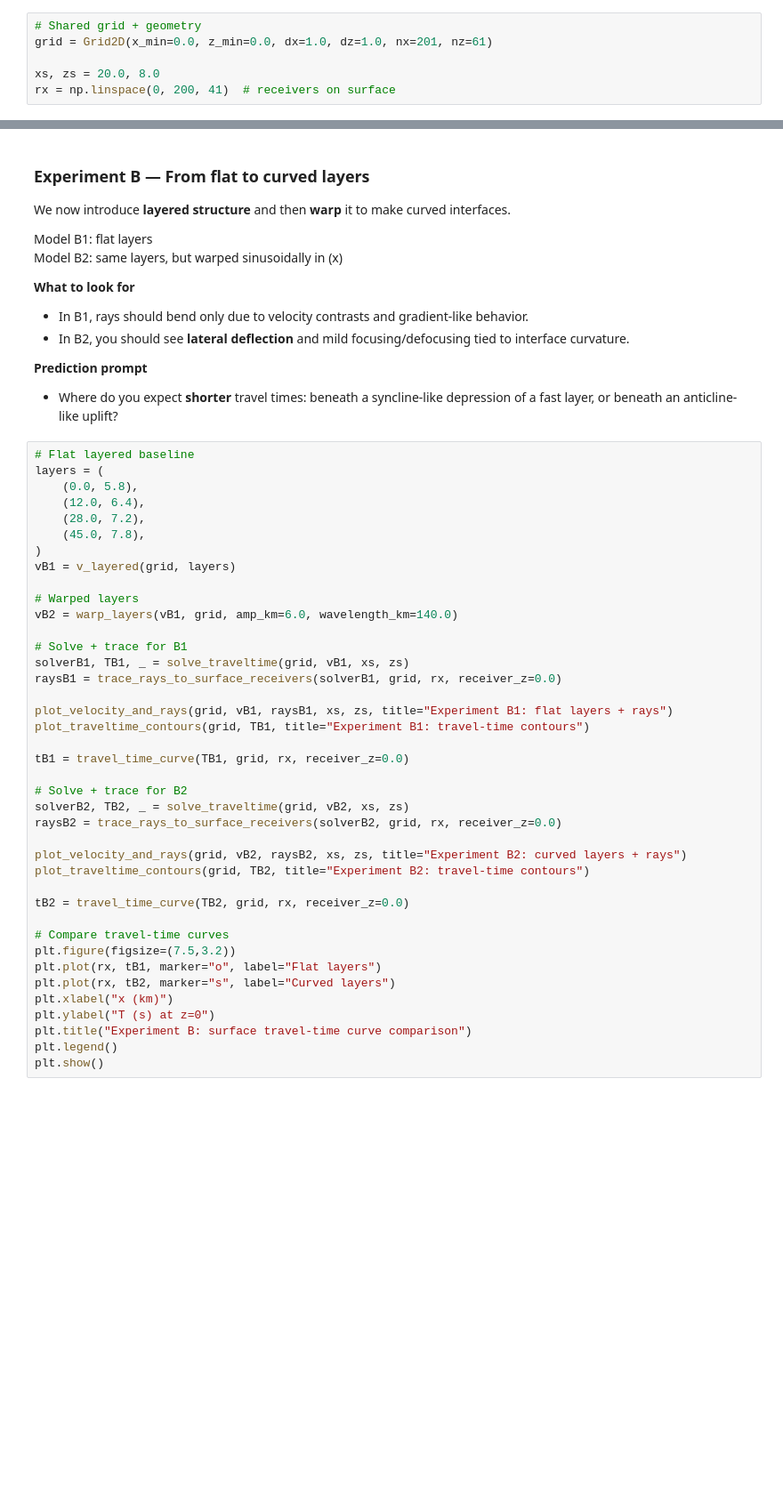
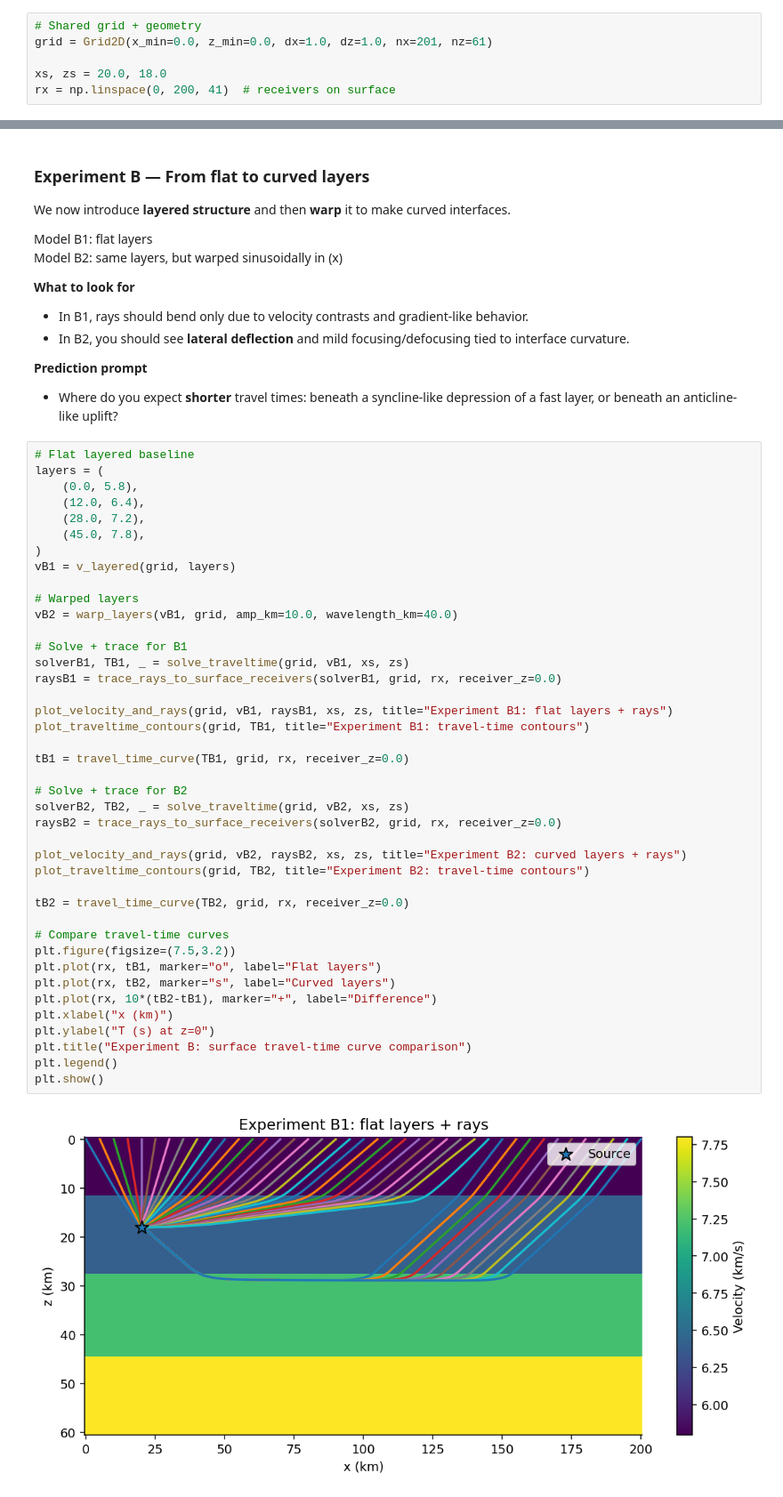
Before and after one commit to uw-geophysics-edu/ess-412-512-intro2seismology, a Jupyter notebook: notebooks/033_ray-tracing-cartesian.ipynb, the cells around one changed output, grey strips where cells are left out. Shown at 89% size. Cells and saved outputs as stored; diff of their text form; blank space fills up the shorter version.

```diff
--- a/notebooks/033_ray-tracing-cartesian.ipynb
+++ b/notebooks/033_ray-tracing-cartesian.ipynb
@@ -321,7 +323,7 @@ We will compute and compare **travel-time fields**, **ray paths**, and **surface
 # Shared grid + geometry
 grid = Grid2D(x_min=0.0, z_min=0.0, dx=1.0, dz=1.0, nx=201, nz=61)
 
-xs, zs = 20.0, 8.0
+xs, zs = 20.0, 18.0
 rx = np.linspace(0, 200, 41)  # receivers on surface
 # %% [markdown]
 ### Experiment A — Flat depth-dependent velocity (baseline)
@@ -378,32 +382,35 @@ layers = (
 vB1 = v_layered(grid, layers)
 
 # Warped layers
-vB2 = warp_layers(vB1, grid, amp_km=6.0, wavelength_km=140.0)
+vB2 = warp_layers(vB1, grid, amp_km=10.0, wavelength_km=40.0)
 
 # Solve + trace for B1
 solverB1, TB1, _ = solve_traveltime(grid, vB1, xs, zs)
 raysB1 = trace_rays_to_surface_receivers(solverB1, grid, rx, receiver_z=0.0)
 
 plot_velocity_and_rays(grid, vB1, raysB1, xs, zs, title="Experiment B1: flat layers + rays")
 plot_traveltime_contours(grid, TB1, title="Experiment B1: travel-time contours")
 
 tB1 = travel_time_curve(TB1, grid, rx, receiver_z=0.0)
 
 # Solve + trace for B2
 solverB2, TB2, _ = solve_traveltime(grid, vB2, xs, zs)
 raysB2 = trace_rays_to_surface_receivers(solverB2, grid, rx, receiver_z=0.0)
 
 plot_velocity_and_rays(grid, vB2, raysB2, xs, zs, title="Experiment B2: curved layers + rays")
 plot_traveltime_contours(grid, TB2, title="Experiment B2: travel-time contours")
 
 tB2 = travel_time_curve(TB2, grid, rx, receiver_z=0.0)
 
 # Compare travel-time curves
 plt.figure(figsize=(7.5,3.2))
 plt.plot(rx, tB1, marker="o", label="Flat layers")
 plt.plot(rx, tB2, marker="s", label="Curved layers")
+plt.plot(rx, 10*(tB2-tB1), marker="+", label="Difference")
 plt.xlabel("x (km)")
 plt.ylabel("T (s) at z=0")
 plt.title("Experiment B: surface travel-time curve comparison")
 plt.legend()
 plt.show()
+# %% [output]
+[figure, added]
```
Also changed, not shown: parts of 6 cells of this notebook.
